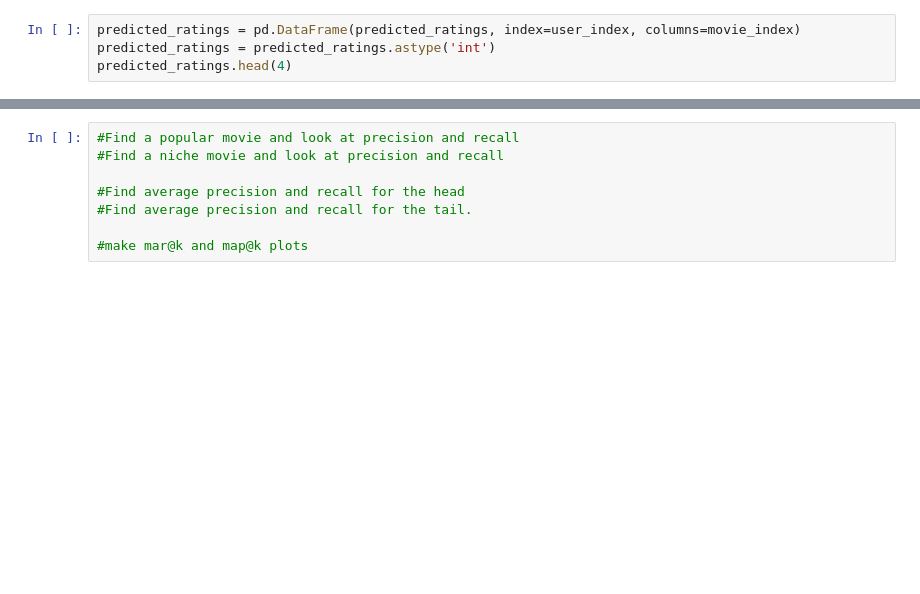
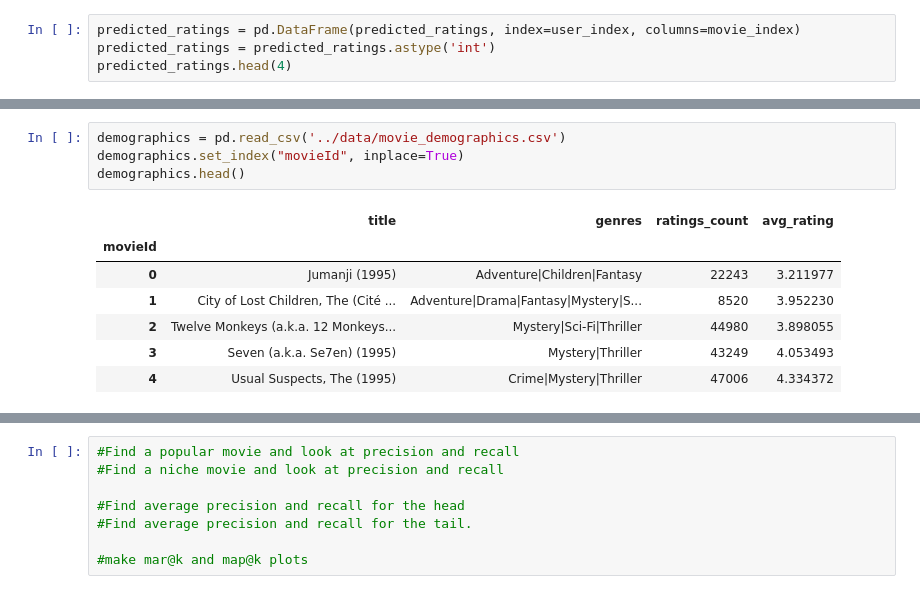
Before and after one commit to alineberry/my-movie-recommender, a Jupyter notebook: notebooks/collaborative-matrix-factorization-approach.ipynb, the cells around one changed output, grey strips where cells are left out. Drawn from its saved outputs; the diff is of its cells as text; blank space fills up the shorter version.

```diff
--- a/notebooks/collaborative-matrix-factorization-approach.ipynb
+++ b/notebooks/collaborative-matrix-factorization-approach.ipynb
@@ -188,0 +208,12 @@ predicted_ratings.loc[1].max()
+# %%
+demographics = pd.read_csv('../data/movie_demographics.csv')
+demographics.set_index("movieId", inplace=True)
+demographics.head()
+# %% [output]
+|  | title | genres | ratings_count | avg_rating |
+| movieId |  |  |  |  |
+| 0 | Jumanji (1995) | Adventure|Children|Fantasy | 22243 | 3.211977 |
+| 1 | City of Lost Children, The (Cité ... | Adventure|Drama|Fantasy|Mystery|S... | 8520 | 3.952230 |
+| 2 | Twelve Monkeys (a.k.a. 12 Monkeys... | Mystery|Sci-Fi|Thriller | 44980 | 3.898055 |
+| 3 | Seven (a.k.a. Se7en) (1995) | Mystery|Thriller | 43249 | 4.053493 |
+| 4 | Usual Suspects, The (1995) | Crime|Mystery|Thriller | 47006 | 4.334372 |
```
Also changed, not shown: parts of 15 cells of this notebook.
